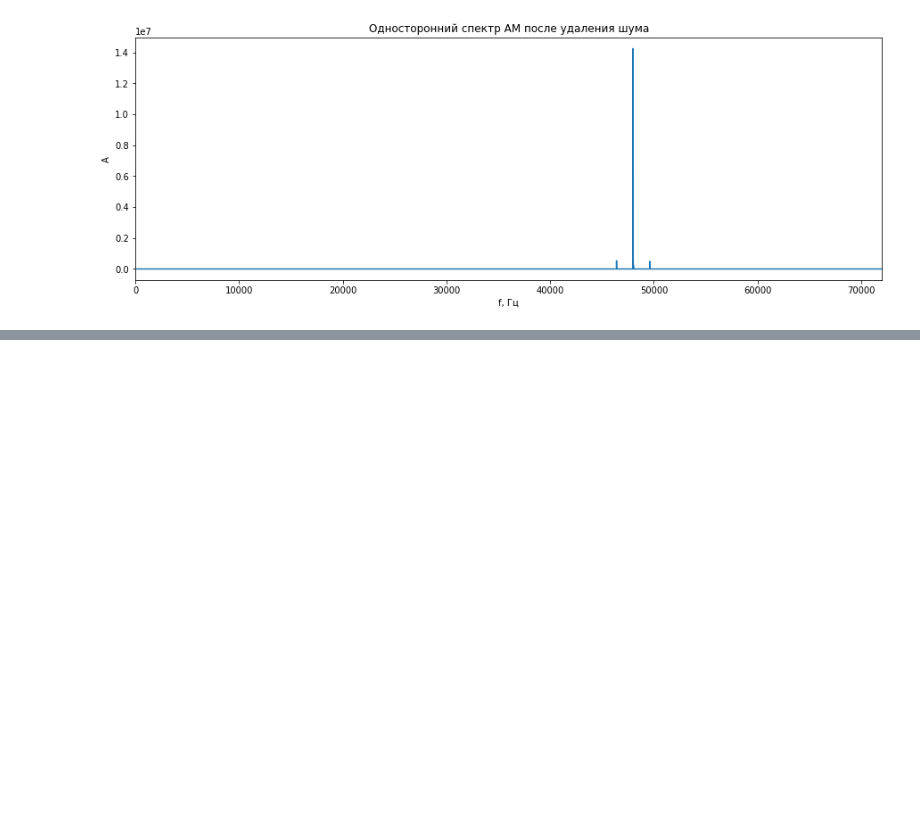
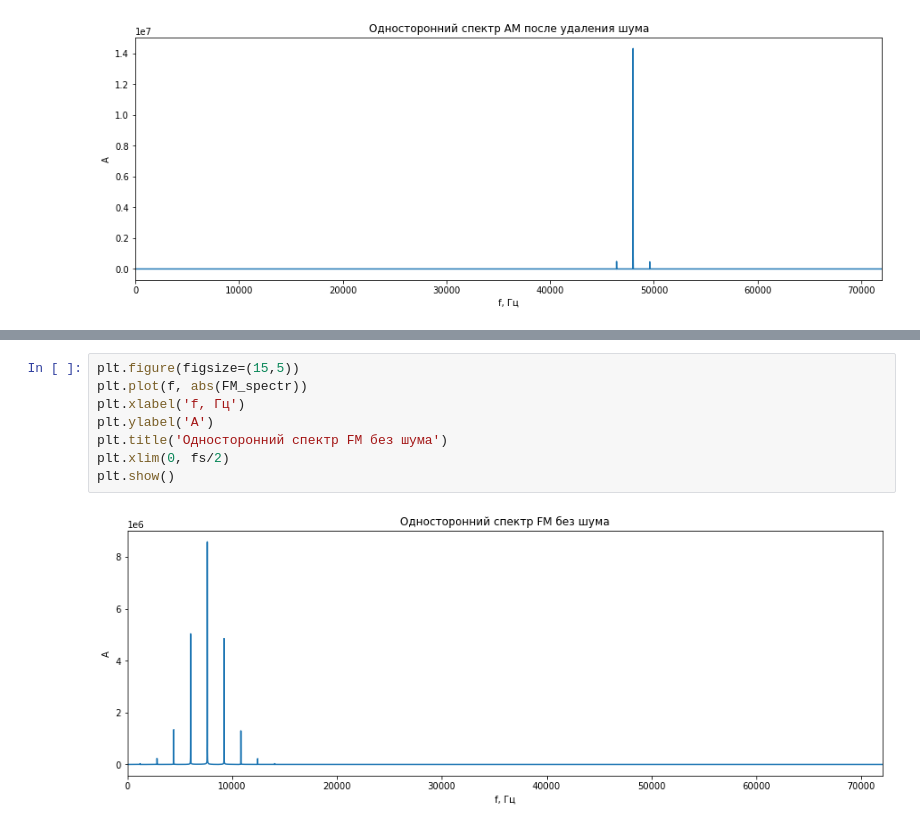
Before and after one commit to annanasnas/digital_signal_processing, a Jupyter notebook: СР1.ipynb, the cells around one changed output, grey strips where cells are left out. Drawn from its saved outputs; the diff is of its cells as text; blank space fills up the shorter version.

```diff
--- a/СР1.ipynb
+++ b/СР1.ipynb
@@ -139,0 +151,10 @@ plt.show()
+# %%
+plt.figure(figsize=(15,5))
+plt.plot(f, abs(FM_spectr))
+plt.xlabel('f, Гц')
+plt.ylabel('A')
+plt.title('Односторонний спектр FM без шума')
+plt.xlim(0, fs/2)
+plt.show()
+# %% [output]
+[figure, added]
```
Also changed, not shown: parts of 10 cells of this notebook.
